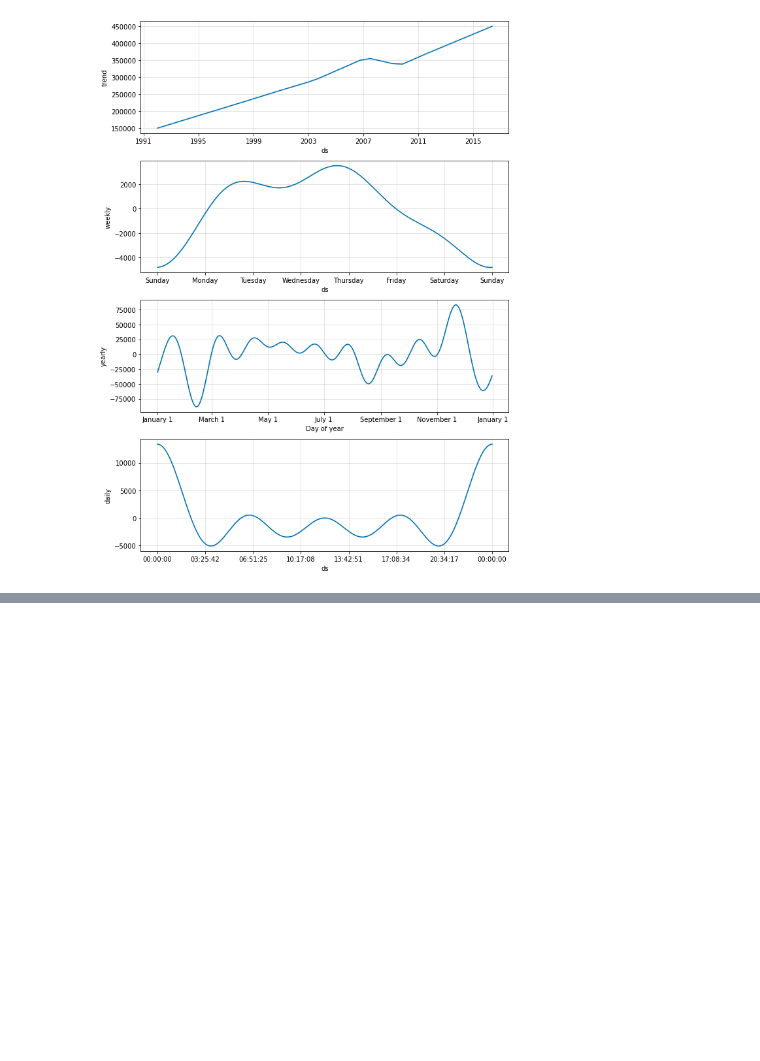
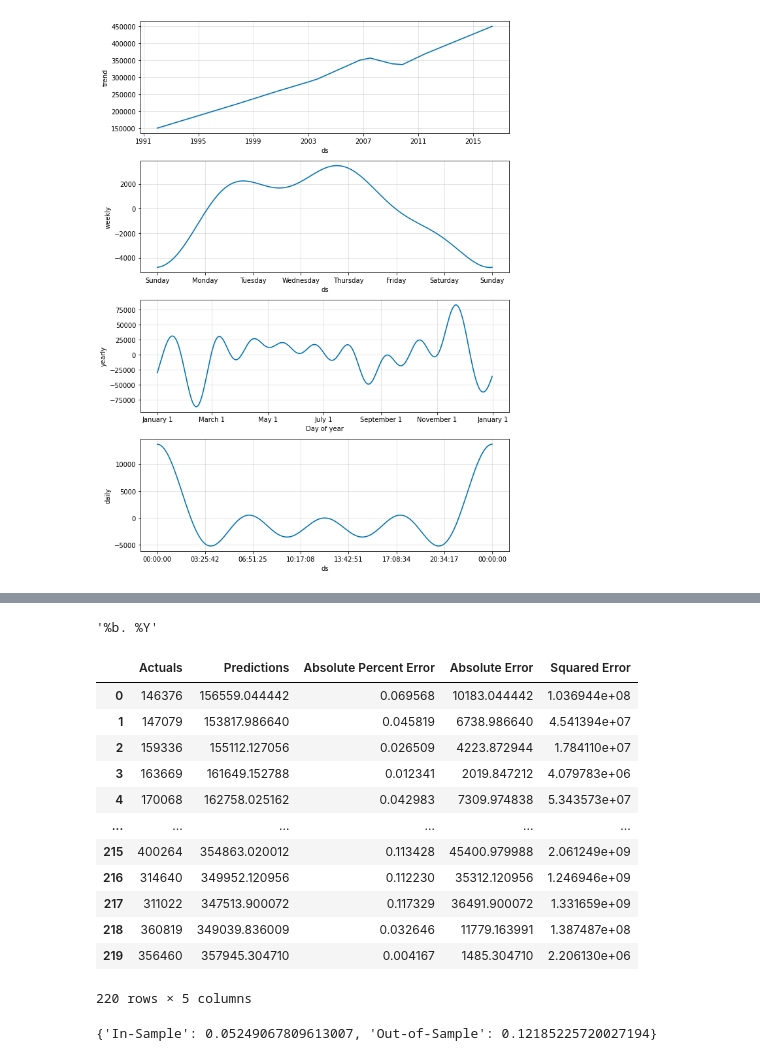
Before and after one commit to ntlind/forecastframe, a Jupyter notebook: examples/prophet_example.ipynb, the cells around one changed output, grey strips where cells are left out. Cells and saved outputs as stored; diff of their text form; code cells hidden in the pictures; blank space fills up the shorter version.

Commit message:
add summarize_cv_fit

```diff
--- a/examples/prophet_example.ipynb
+++ b/examples/prophet_example.ipynb
@@ -155,0 +151,24 @@ fframe.cross_validations[0]["test"]
+# %%
+fframe.date_format
+# %% [output]
+'%b. %Y'
+# %%
+fframe.summarize_cv_fit()
+# %% [output]
+|  | Actuals | Predictions | Absolute Percent Error | Absolute Error | Squared Error |
+| 0 | 146376 | 156559.044442 | 0.069568 | 10183.044442 | 1.036944e+08 |
+| 1 | 147079 | 153817.986640 | 0.045819 | 6738.986640 | 4.541394e+07 |
+| 2 | 159336 | 155112.127056 | 0.026509 | 4223.872944 | 1.784110e+07 |
+| 3 | 163669 | 161649.152788 | 0.012341 | 2019.847212 | 4.079783e+06 |
+| 4 | 170068 | 162758.025162 | 0.042983 | 7309.974838 | 5.343573e+07 |
+| ... | ... | ... | ... | ... | ... |
+| 215 | 400264 | 354863.020012 | 0.113428 | 45400.979988 | 2.061249e+09 |
+| 216 | 314640 | 349952.120956 | 0.112230 | 35312.120956 | 1.246946e+09 |
+| 217 | 311022 | 347513.900072 | 0.117329 | 36491.900072 | 1.331659e+09 |
+| 218 | 360819 | 349039.836009 | 0.032646 | 11779.163991 | 1.387487e+08 |
+| 219 | 356460 | 357945.304710 | 0.004167 | 1485.304710 | 2.206130e+06 |
+220 rows × 5 columns
+# %%
+_summarize_cv_errors(cv_errors)
+# %% [output]
+{'In-Sample': 0.05249067809613007, 'Out-of-Sample': 0.12185225720027194}
```
Also changed, not shown: parts of 9 cells of this notebook, 3 other files.
